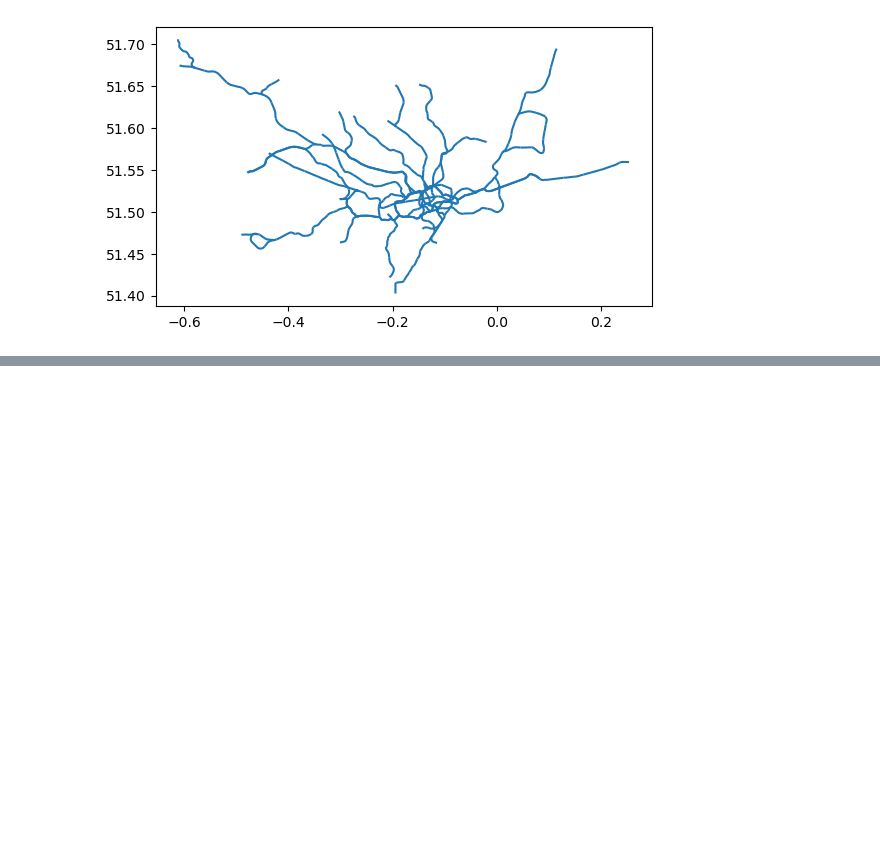
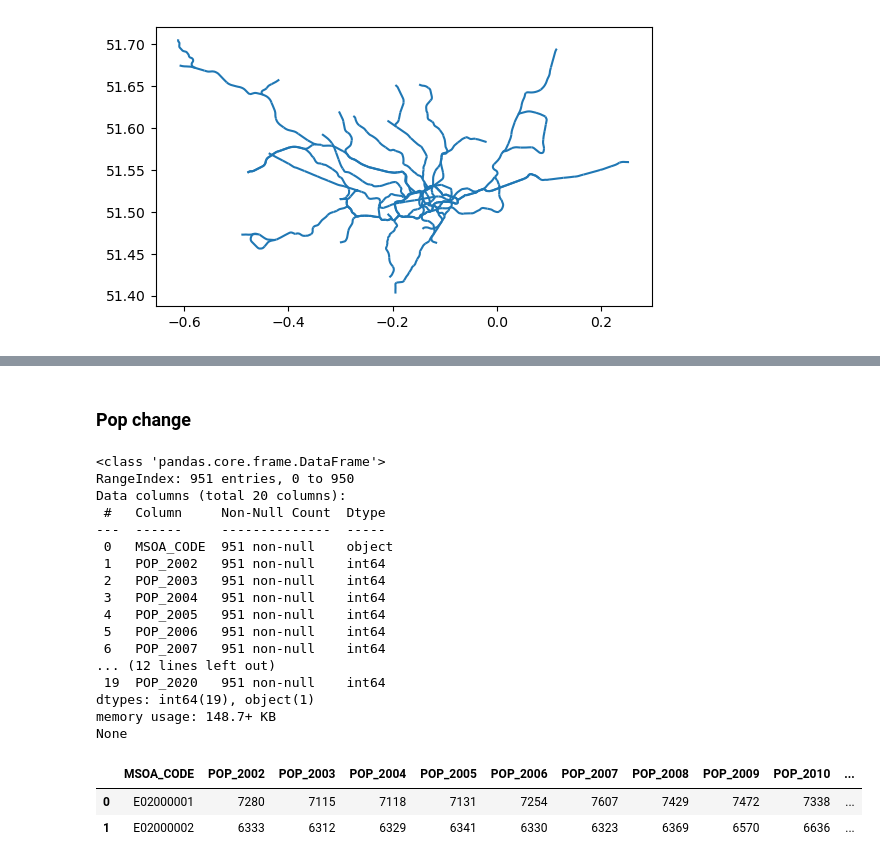
Before and after one commit to X-Fan-Jack/tube-empower-london-regeneration, a Jupyter notebook: data/0_data_factory.ipynb, the cells around one changed output, grey strips where cells are left out. Drawn from its saved outputs; the diff is of its cells as text; code cells hidden in the pictures; blank space fills up the shorter version.

```diff
--- a/data/0_data_factory.ipynb
+++ b/data/0_data_factory.ipynb
@@ -205,0 +238,27 @@ london_tube.to_file('london_tube.geojson', driver='GeoJSON')
+# %% [markdown]
+### Pop change
+# %%
+# get population data
+print(csv_pop.info())
+csv_pop.head(2)
+# %% [output]
+<class 'pandas.core.frame.DataFrame'>
+RangeIndex: 951 entries, 0 to 950
+Data columns (total 20 columns):
+ #   Column     Non-Null Count  Dtype
+---  ------     --------------  -----
+ 0   MSOA_CODE  951 non-null    object
+ 1   POP_2002   951 non-null    int64
+ 2   POP_2003   951 non-null    int64
+ 3   POP_2004   951 non-null    int64
+ 4   POP_2005   951 non-null    int64
+ 5   POP_2006   951 non-null    int64
+ 6   POP_2007   951 non-null    int64
+... (12 lines left out)
+ 19  POP_2020   951 non-null    int64
+dtypes: int64(19), object(1)
+memory usage: 148.7+ KB
+None
+|  | MSOA_CODE | POP_2002 | POP_2003 | POP_2004 | POP_2005 | POP_2006 | POP_2007 | POP_2008 | POP_2009 | POP_2010 | ... |
+| 0 | E02000001 | 7280 | 7115 | 7118 | 7131 | 7254 | 7607 | 7429 | 7472 | 7338 | ... |
+| 1 | E02000002 | 6333 | 6312 | 6329 | 6341 | 6330 | 6323 | 6369 | 6570 | 6636 | ... |
```
Also changed, not shown: parts of 21 cells of this notebook, 2 other files.
